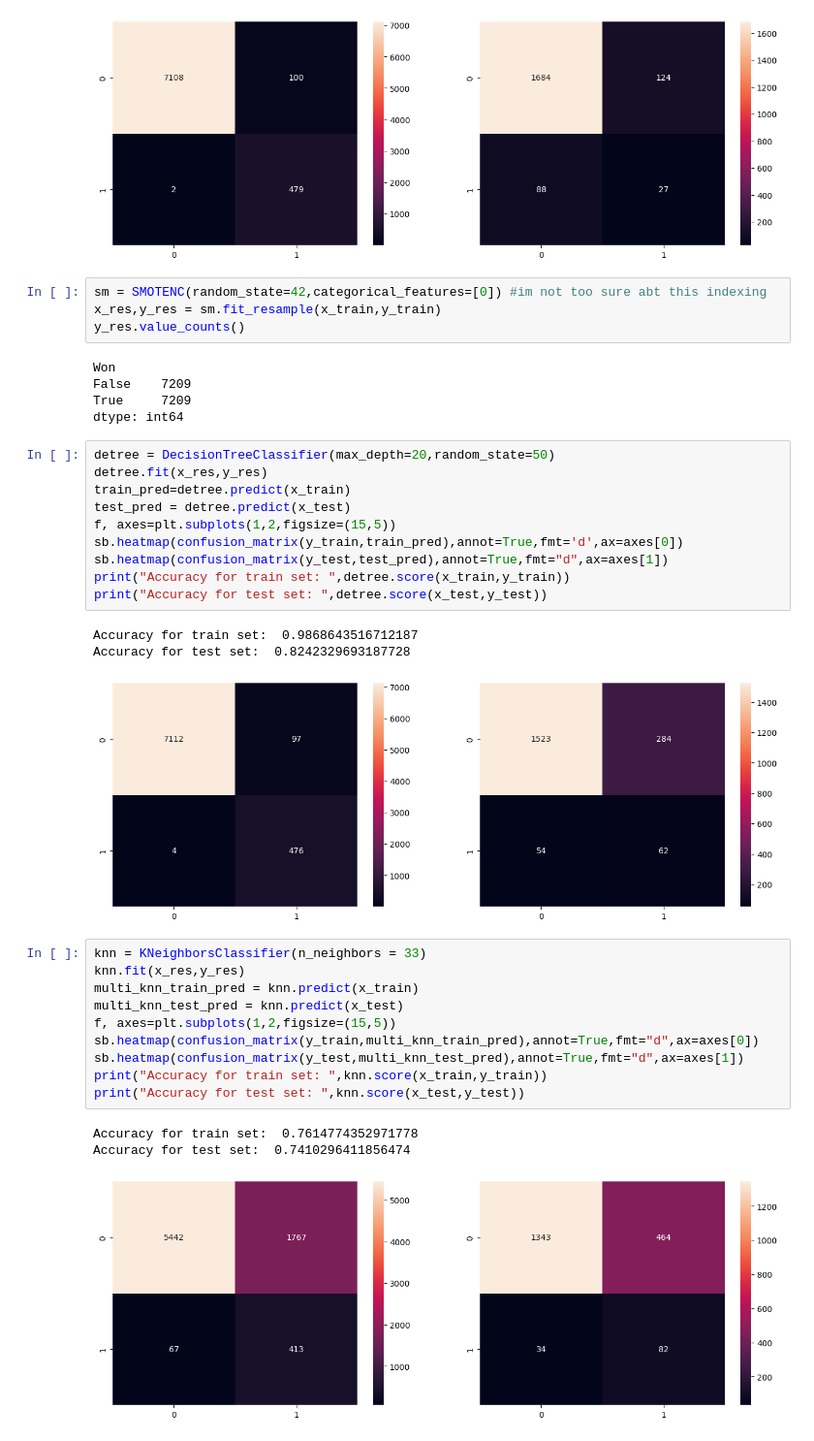
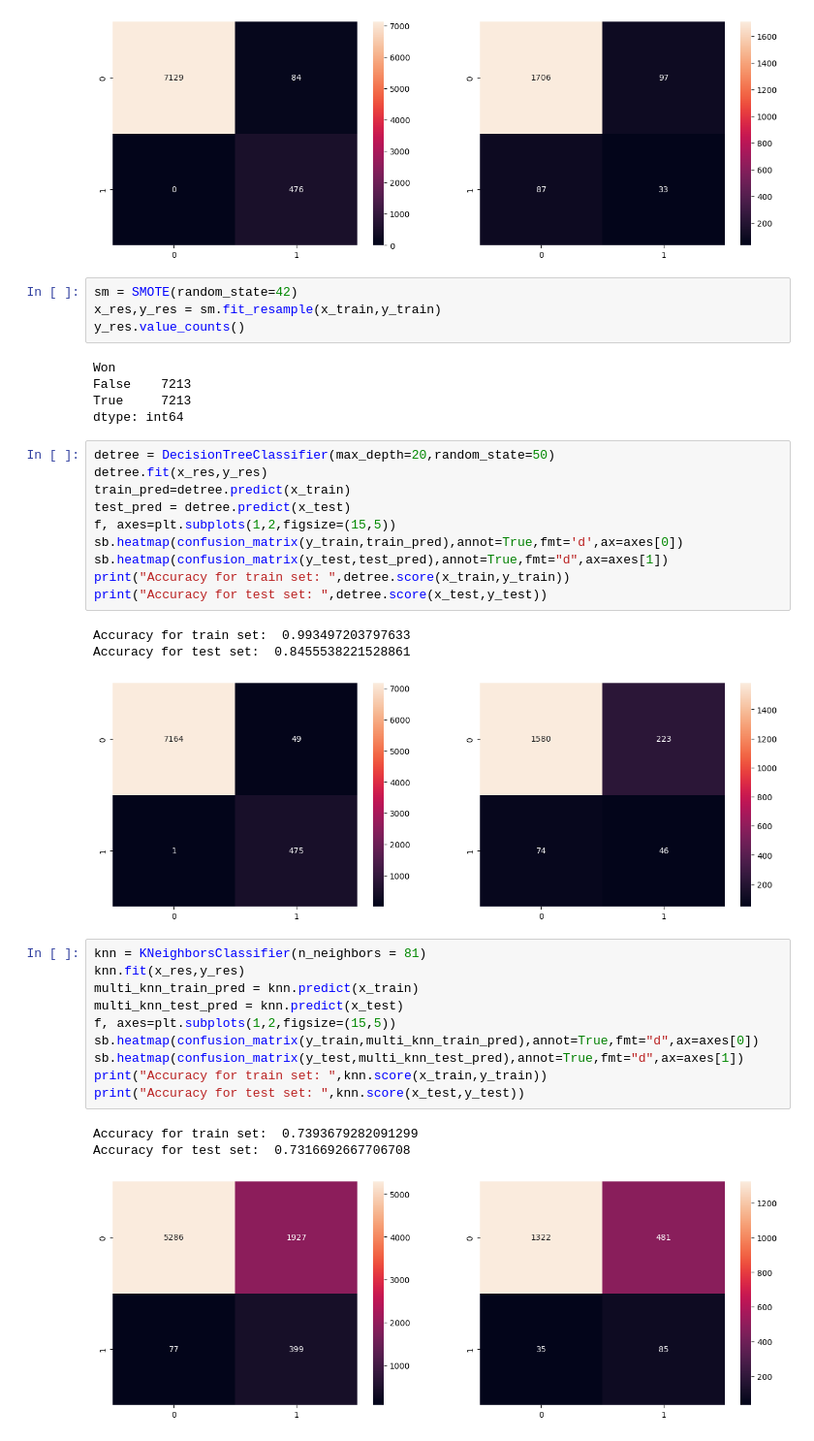
Before and after one commit to notsuspiciousindividual/SC1015_Project, a Jupyter notebook: resampling.ipynb, the cells around one changed output. Shown at 97% size. Saved outputs shown, nothing was run; the diff lists cells and outputs as text.

```diff
--- a/resampling.ipynb
+++ b/resampling.ipynb
@@ -57,13 +57,13 @@ sb.heatmap(confusion_matrix(y_test,test_pred),annot=True,fmt="d",ax=axes[1])
 <AxesSubplot:>
 [figure]
 # %%
-sm = SMOTENC(random_state=42,categorical_features=[0]) #im not too sure abt this indexing
+sm = SMOTE(random_state=42)
 x_res,y_res = sm.fit_resample(x_train,y_train)
 y_res.value_counts()
 # %% [output]
 Won
-False    7209
-True     7209
+False    7213
+True     7213
 dtype: int64
 # %%
 detree = DecisionTreeClassifier(max_depth=20,random_state=50)
@@ -76,20 +76,20 @@ sb.heatmap(confusion_matrix(y_test,test_pred),annot=True,fmt="d",ax=axes[1])
 print("Accuracy for train set: ",detree.score(x_train,y_train))
 print("Accuracy for test set: ",detree.score(x_test,y_test))
 # %% [output]
-Accuracy for train set:  0.9868643516712187
-Accuracy for test set:  0.8242329693187728
+Accuracy for train set:  0.993497203797633
+Accuracy for test set:  0.8455538221528861
-[figure, old version]
+[figure, new version]
 # %%
-knn = KNeighborsClassifier(n_neighbors = 33)
+knn = KNeighborsClassifier(n_neighbors = 81)
 knn.fit(x_res,y_res)
 multi_knn_train_pred = knn.predict(x_train)
 multi_knn_test_pred = knn.predict(x_test)
 f, axes=plt.subplots(1,2,figsize=(15,5))
 sb.heatmap(confusion_matrix(y_train,multi_knn_train_pred),annot=True,fmt="d",ax=axes[0])
 sb.heatmap(confusion_matrix(y_test,multi_knn_test_pred),annot=True,fmt="d",ax=axes[1])
 print("Accuracy for train set: ",knn.score(x_train,y_train))
 print("Accuracy for test set: ",knn.score(x_test,y_test))
 # %% [output]
-Accuracy for train set:  0.7614774352971778
-Accuracy for test set:  0.7410296411856474
+Accuracy for train set:  0.7393679282091299
+Accuracy for test set:  0.7316692667706708
-[figure, old version]
+[figure, new version]
```
Also changed, not shown: parts of 3 cells of this notebook.
